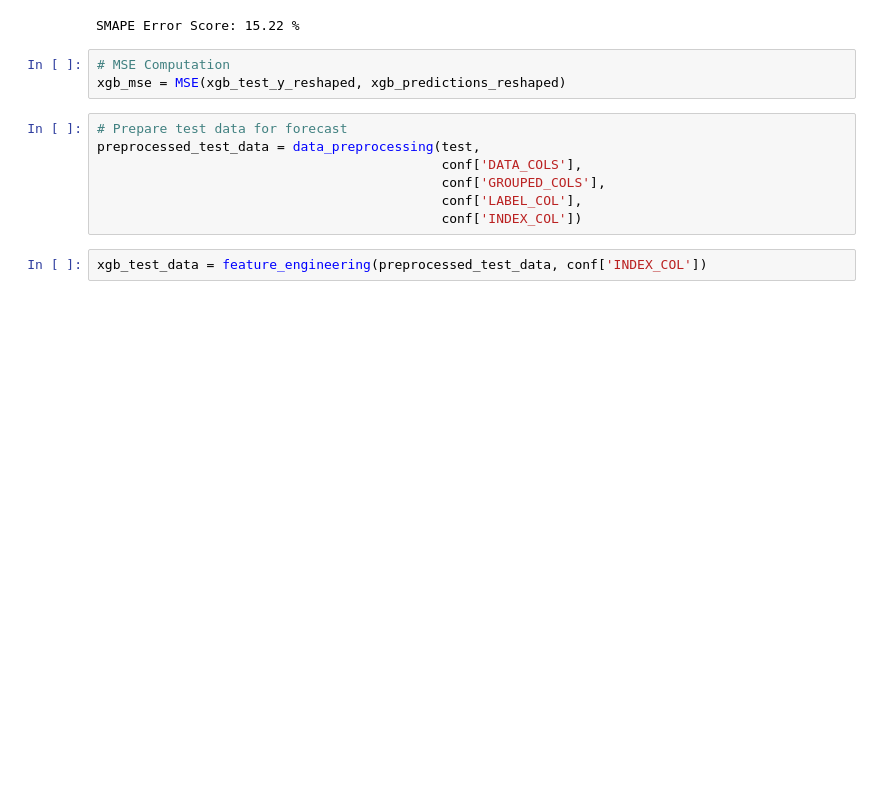
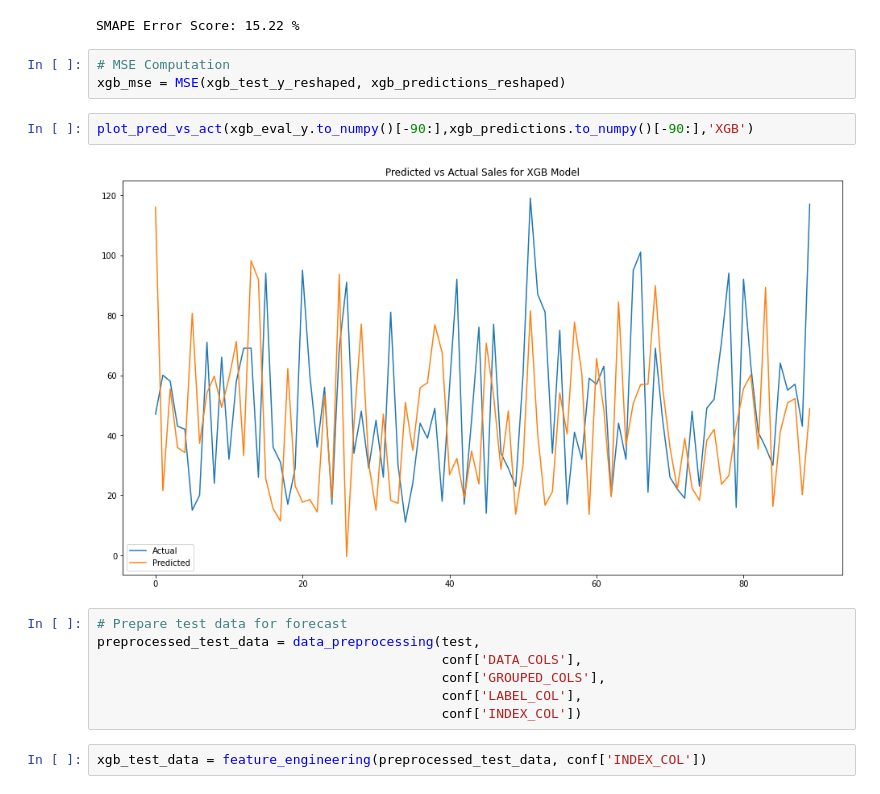
Before and after one commit to YashPS/EnsembleDemandForecasting, a Jupyter notebook: notebooks/modularised_init3.ipynb, the cells around one changed output. Drawn from its saved outputs; the diff is of its cells as text; blank space fills up the shorter version.

```diff
--- a/notebooks/modularised_init3.ipynb
+++ b/notebooks/modularised_init3.ipynb
@@ -689,6 +687,10 @@ SMAPE Error Score: 15.22 %
 # %%
 # MSE Computation
 xgb_mse = MSE(xgb_test_y_reshaped, xgb_predictions_reshaped)
+# %%
+plot_pred_vs_act(xgb_eval_y.to_numpy()[-90:],xgb_predictions.to_numpy()[-90:],'XGB')
+# %% [output]
+[figure, added]
 # %%
 # Prepare test data for forecast
 preprocessed_test_data = data_preprocessing(test,
```
Also changed, not shown: parts of 3 cells of this notebook.
